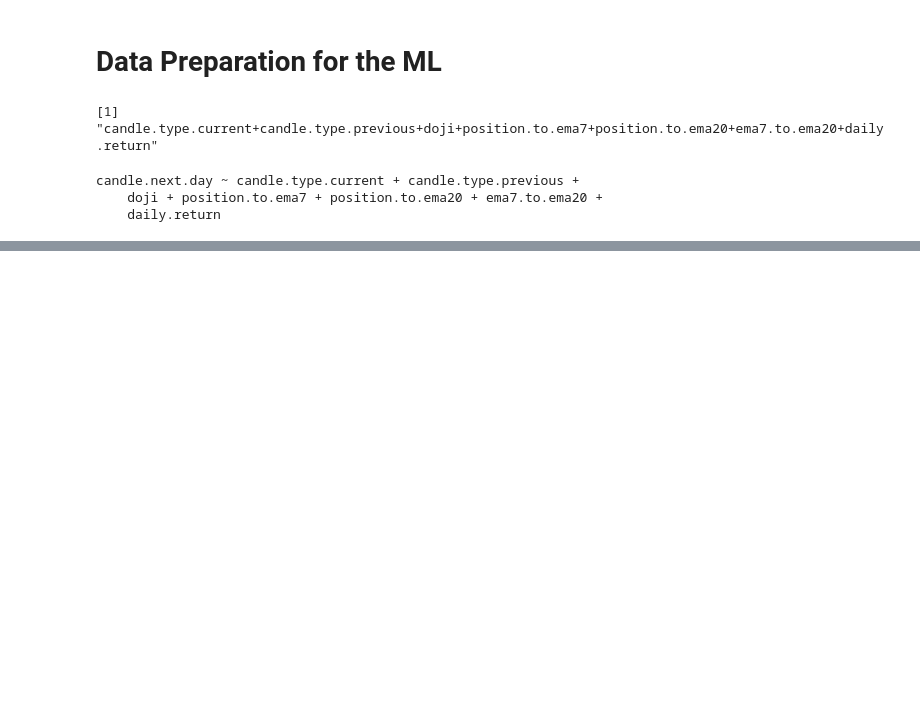
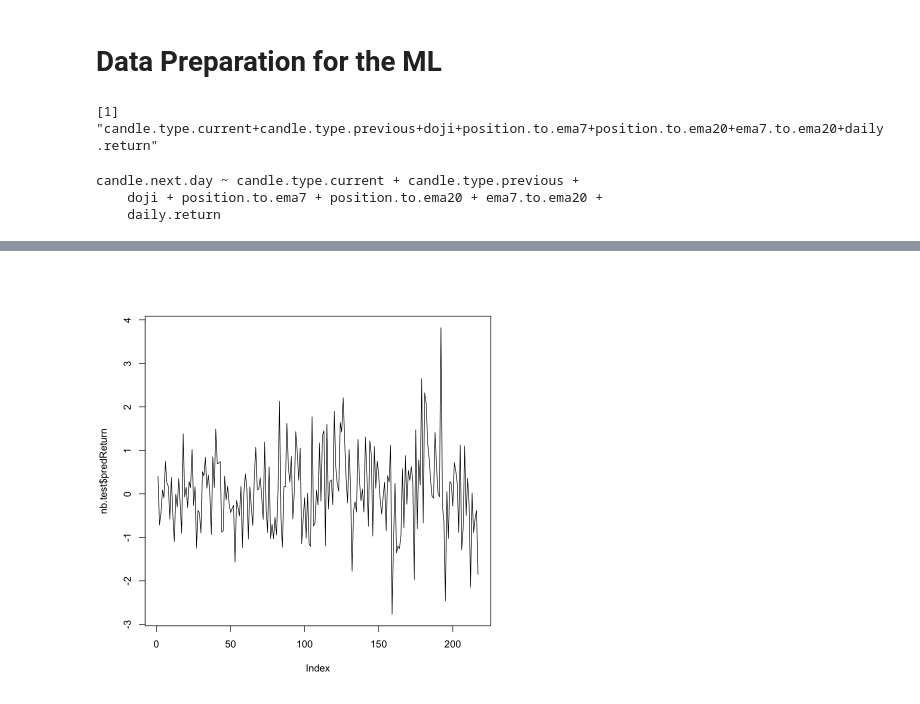
Before and after one commit to oozdal/How-to-learn-R, a Jupyter notebook: MachineLearning/Predict_CandleType.ipynb, the cells around one changed output, grey strips where cells are left out. Saved outputs shown, nothing was run; the diff lists cells and outputs as text; code cells hidden in the pictures; blank space fills up the shorter version.

```diff
--- a/MachineLearning/DataPreparation.ipynb
+++ b/MachineLearning/Predict_CandleType.ipynb
@@ -297,0 +350,4 @@ candle.next.day ~ candle.type.current + candle.type.previous +
+# %%
+# prediction
+nb.pred <- predict(nb, test, type="class")
+nb.pred
@@ -298,9 +373,13 @@ candle.next.day ~ candle.type.current + candle.type.previous +
 # %%
 # function for processing predictions
 predictedReturn <- function(df, pred) {
+    # df is the test data
     # pred is our prediction from the machine learning model
     df$pred <- pred
-    df$prediReturn <- ifelse(df$candle.next.day != df$pred, -df$nextday.return, df$nextday.return)
-    df$cumReturn <- cumsum(prediReturn)
+    df$predReturn <- ifelse(df$candle.next.day != df$pred, -df$nextday.return, df$nextday.return)
+    df$cumReturn <- cumsum(df$predReturn)
     return(df)
 }
+# %%
+nb.test <- predictedReturn(test, nb.pred)
+head(nb.test)
@@ -306,0 +396,3 @@ predictedReturn <- function(df, pred) {
+# %%
+plot(nb.test$predReturn, type="line")  # Predictive Return
+# %% [output]
@@ -306,0 +401 @@ predictedReturn <- function(df, pred) {
+[figure, added]
```
Also changed, not shown: parts of 8 cells of this notebook.
